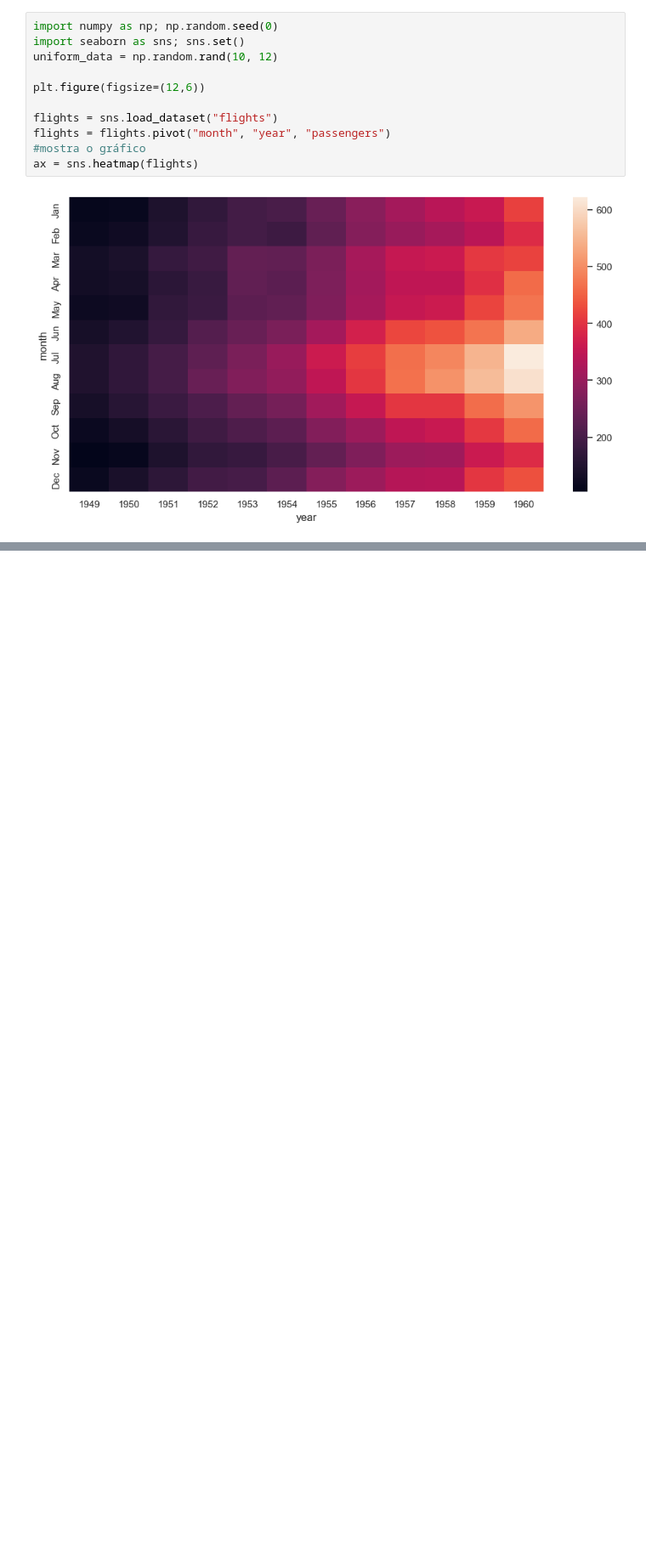
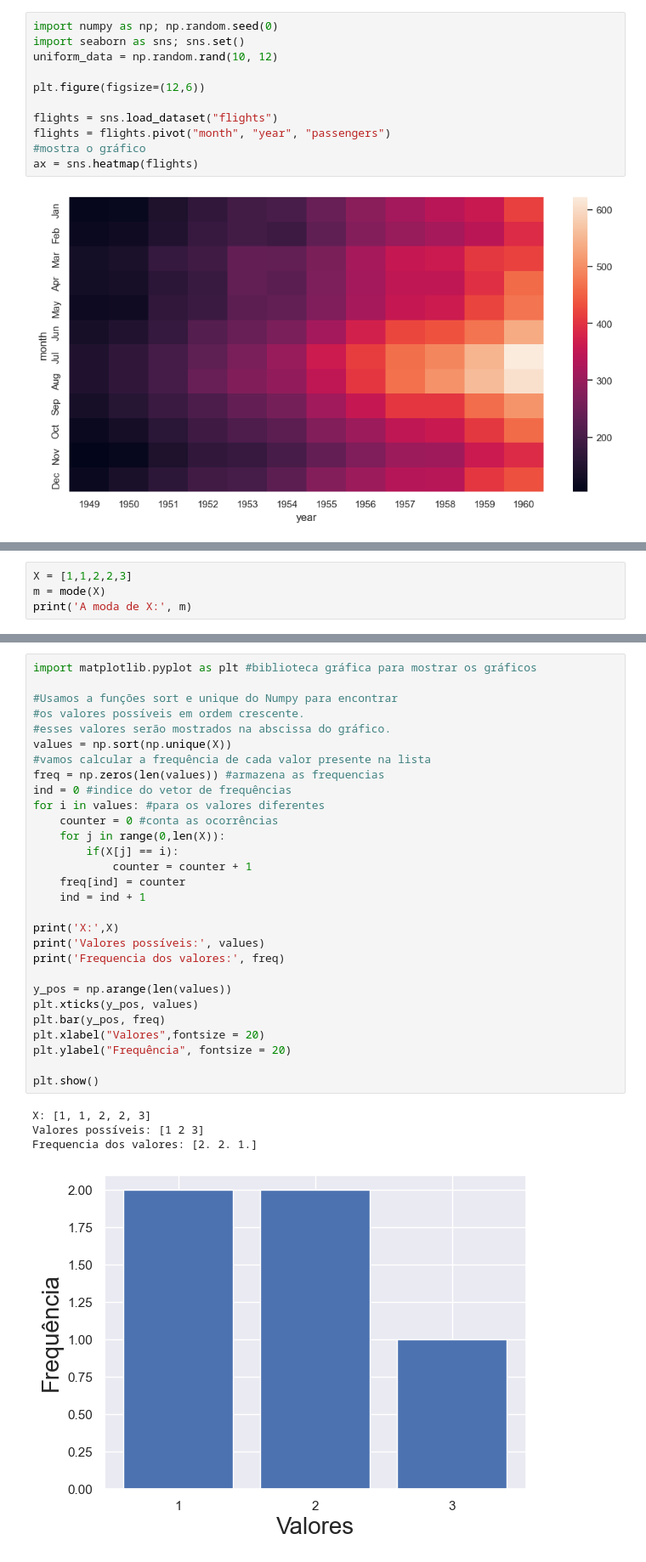
Before and after one commit to joaoholandaa/ciencia-de-dados, a Jupyter notebook: aula2-analise-exploratoria-dados.ipynb, the cells around one changed output, grey strips where cells are left out. Shown: that part at 85% size. Cells and saved outputs as stored; diff of their text form; blank space fills up the shorter version.

Commit message:
moda

```diff
--- a/aula2-analise-exploratoria-dados.ipynb
+++ b/aula2-analise-exploratoria-dados.ipynb
@@ -125,0 +140,4 @@ ax = sns.heatmap(flights)
+# %%
+X = [1,1,2,2,3]
+m = mode(X)
+print('A moda de X:', m)
@@ -125,0 +171,34 @@ ax = sns.heatmap(flights)
+# %%
+import matplotlib.pyplot as plt #biblioteca gráfica para mostrar os gráficos
+
+#Usamos a funções sort e unique do Numpy para encontrar
+#os valores possíveis em ordem crescente.
+#esses valores serão mostrados na abscissa do gráfico.
+values = np.sort(np.unique(X))
+#vamos calcular a frequência de cada valor presente na lista
+freq = np.zeros(len(values)) #armazena as frequencias
+ind = 0 #indice do vetor de frequências
+for i in values: #para os valores diferentes
+    counter = 0 #conta as ocorrências
+    for j in range(0,len(X)):
+        if(X[j] == i):
+            counter = counter + 1
+    freq[ind] = counter
+    ind = ind + 1
+
+print('X:',X)
+print('Valores possíveis:', values)
+print('Frequencia dos valores:', freq)
+
+y_pos = np.arange(len(values))
+plt.xticks(y_pos, values)
+plt.bar(y_pos, freq)
+plt.xlabel("Valores",fontsize = 20)
+plt.ylabel("Frequência", fontsize = 20)
+
+plt.show()
+# %% [output]
+X: [1, 1, 2, 2, 3]
+Valores possíveis: [1 2 3]
+Frequencia dos valores: [2. 2. 1.]
+[figure, added]
```
Also changed, not shown: parts of 12 cells of this notebook.
